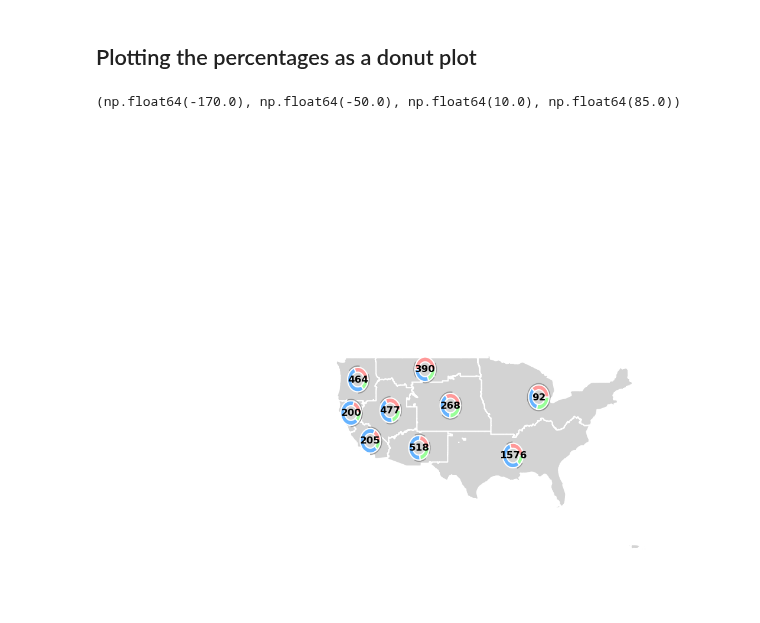
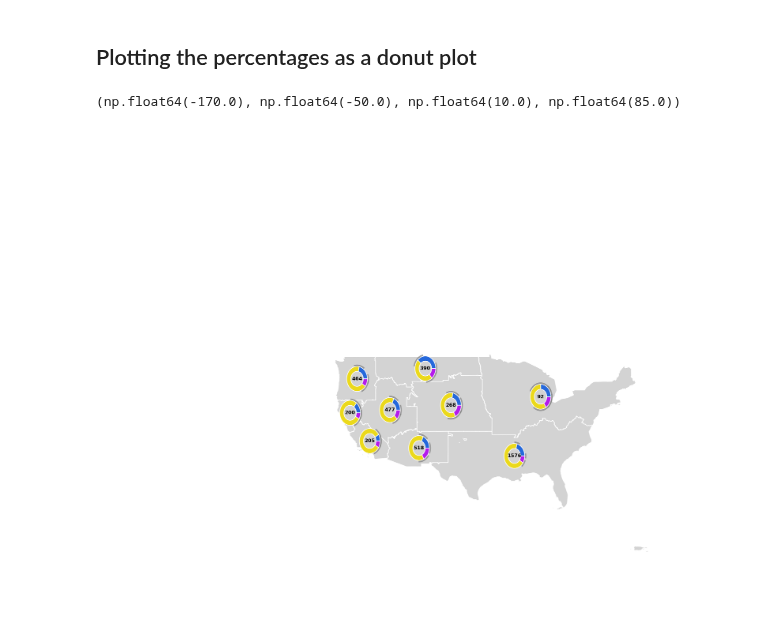
Before and after one commit to mccabete/precip, a Jupyter notebook: precip_stopping_hh.ipynb, the cells around one changed output. Drawn from its saved outputs; the diff is of its cells as text; code cells hidden in the pictures.

```diff
--- a/precip_stopping_hh.ipynb
+++ b/precip_stopping_hh.ipynb
@@ -874,7 +950,7 @@ From what I can see, there is more rain during the PMAM aka afternoon growth inc
 # %%
 # import matplotlib.pyplot as plt
 from matplotlib.patches import Wedge
-percent_data = pd.read_csv("gen_data/percent_breakdown_GACCAbbrev_2026-07-13_10000.csv")
+percent_data = pd.read_csv("gen_data/percent_breakdown_GACCAbbrev_2026-07-14_20000.csv") # Precipitation_paper/gen_data/percent_breakdown_GACCAbbrev_2026-07-14_20000.csv
 # %%
 percent_data_reorg = percent_data
 percent_data_reorg = percent_data_reorg.drop(columns=['ci_025', 'ci_975',	'uncert_len'])
@@ -897,7 +973,7 @@ percent_data_reorg = percent_data_reorg.merge(gsp[['GACCAbbrev', 'Lat', 'Lon']],
 # # ==========================================
 # # 1. Helper function to draw a custom donut
 # # ==========================================
-def draw_donut_on_map(ax, x, y, fractions, uncertainties, colors, sample_size, radius=0.5):
+def draw_donut_on_map(ax, x, y, fractions, uncertainties, colors, sample_size, radius=0.5, font_size = 8):
     """
     Draws a donut chart with uncertainty bars on an existing matplotlib axis.
 
@@ -944,7 +1020,7 @@ def draw_donut_on_map(ax, x, y, fractions, uncertainties, colors, sample_size, r
 
     # Add sample size text in the center
     ax.text(x, y, f'{sample_size}', ha='center', va='center',
-            fontsize=8, fontweight='bold', zorder=11)
+            fontsize=font_size, fontweight='bold', zorder=11)
 
 # # ==========================================
 # # 2. Setup Dummy Map and Data
@@ -999,7 +1075,7 @@ def draw_donut_on_map(ax, x, y, fractions, uncertainties, colors, sample_size, r
 # plt.tight_layout()
 # plt.show()
 # %%
-def set_slide_style(aspect_ratio='16:9', base_fontsize=14):
+def set_slide_style(aspect_ratio='16:9', base_fontsize=4):
     """
     Configures matplotlib global settings for slide exports.
     """
@@ -1007,6 +1083,7 @@ def set_slide_style(aspect_ratio='16:9', base_fontsize=14):
     # PowerPoint default widescreen is usually 13.33 x 7.5 inches,
     # but 10 x 5.625 or 12 x 6.75 scales nicely for matplotlib.
     sizes = {
+        'big': (24.0, 13.5),
         '16:9': (12.0, 6.75),
         '4:3':  (10.0, 7.5),
         'square': (8.0, 8.0)
@@ -1063,7 +1140,7 @@ def set_slide_style(aspect_ratio='16:9', base_fontsize=14):
 
 
 # Apply standard slide styling
-set_slide_style(aspect_ratio='16:9', base_fontsize=6)
+set_slide_style(aspect_ratio='big', base_fontsize=2)
 
 fig, ax = plt.subplots()
 ax.set_aspect('equal')
@@ -1074,34 +1151,35 @@ regions = gsp[gsp.GACCAbbrev.isin(["EACC", 'GBCC', 'NRCC', 'NWCC', 'ONCC', 'OSCC
 regions.plot(ax=ax, color='lightgrey', edgecolor='white')
 
 # 2. Define colors and column mappings
-condition_colors = ['#ff9999', '#66b3ff', '#99ff99']
+condition_colors = ['#2568db', '#ebd91c', '#b41ceb']
 condition_cols = ['precip_end_event', 'no_change_end_event', 'neg_precip_end_event']
 uncertainty_cols = ['unc_precip_end_event', 'unc_no_change_end_event', 'unc_neg_precip_end_event']
 
 percent_data_reorg.loc[percent_data_reorg.GACCAbbrev == "ONCC", "Lat"] = gsp[gsp.GACCAbbrev == "ONCC"].centroid.y.values
 percent_data_reorg.loc[percent_data_reorg.GACCAbbrev == "ONCC", "Lon"] = gsp[gsp.GACCAbbrev == "ONCC"].centroid.x.values
 
 # 3. Iterate over the DataFrame to draw the donuts
 for index, row in percent_data_reorg.iterrows():
     # Extract the values across the specific columns and convert to lists
     fractions = row[condition_cols].tolist()
     uncertainties = row[uncertainty_cols].tolist()
 
     draw_donut_on_map(
         ax=ax,
         x=row['Lon'],
         y=row['Lat'],
         fractions=fractions,
         uncertainties=uncertainties,
         colors=condition_colors,
         sample_size=row['sample_size'],
-        radius=2 # Adjust radius based on map scale
+        radius=2, # Adjust radius based on map scale
+        font_size = 8
     )
 
 # Clean up map bounds
 ax.set_xlim(-170, -50)
 ax.set_ylim(10, 85)
 plt.axis('off')
 # %% [output]
 (np.float64(-170.0), np.float64(-50.0), np.float64(10.0), np.float64(85.0))
-[figure, old version]
+[figure, new version]
```
Also changed, not shown: parts of 20 cells of this notebook, 2 other files.
